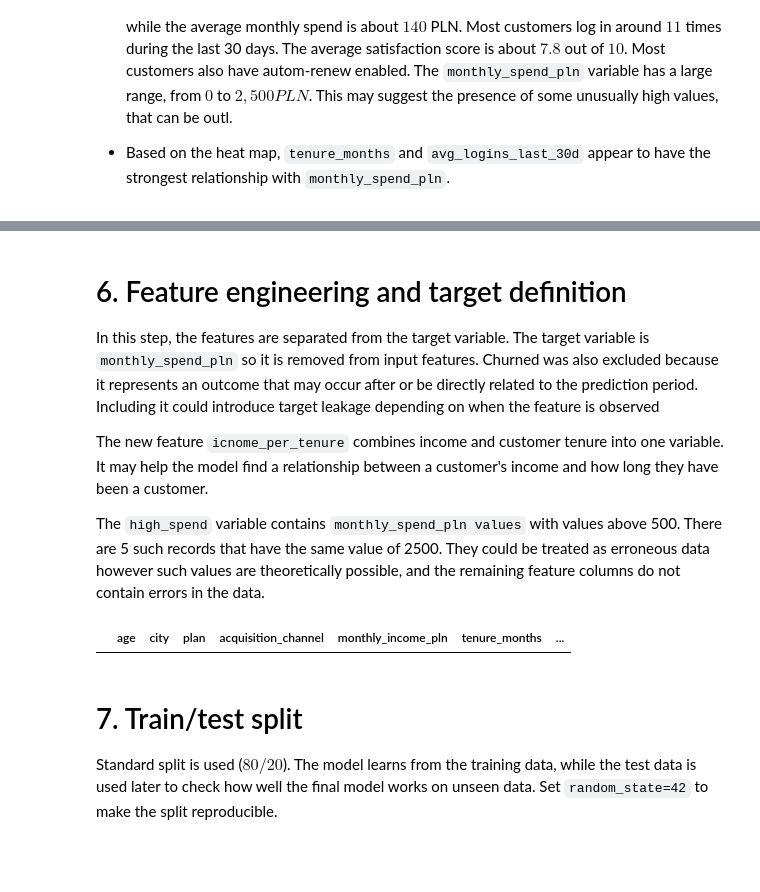
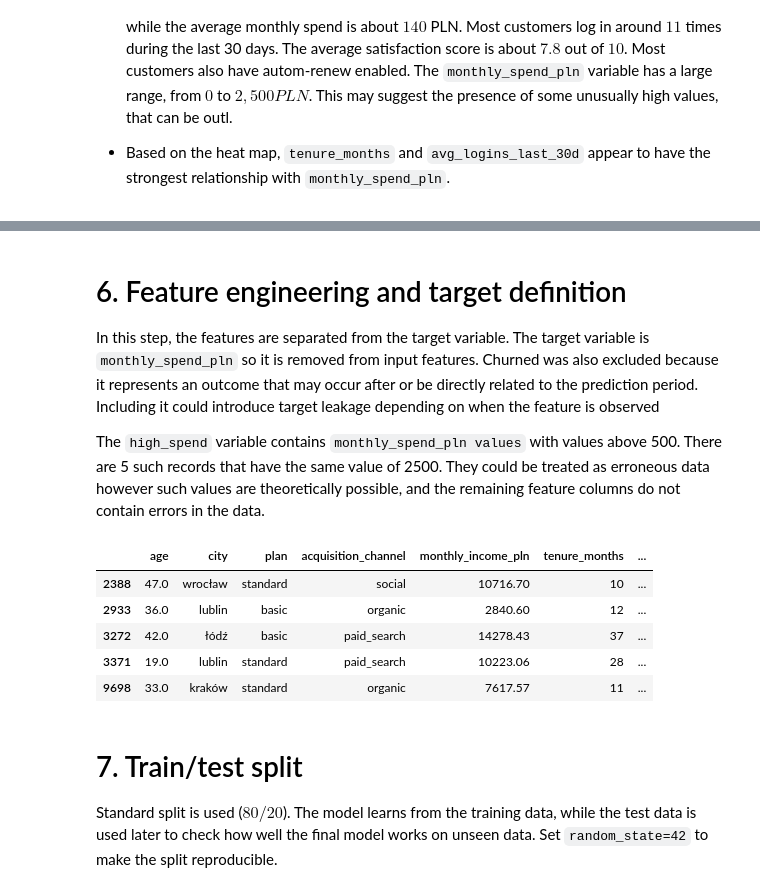
Before and after one commit to mkplwro/codex_ml_projects, a Jupyter notebook: notebooks/classification_model.ipynb, the cells around one changed output, grey strips where cells are left out. Saved outputs shown, nothing was run; the diff lists cells and outputs as text; code cells hidden in the pictures; blank space fills up the shorter version.

Commit message:
Model correction

```diff
--- a/notebooks/classification_model.ipynb
+++ b/notebooks/classification_model.ipynb
@@ -63,11 +64,6 @@ print(duplicates)
 9261     C009262   51  Katowice     Basic             organic  2022-09-27
 9662     C009663   32    Kraków   Premium             ORGANIC  2023-05-07
 1626     C009663   33      Łódź  Standard            referral  2023-11-19
-# %%
-data[data["monthly_spend_pln"] >= 500]["monthly_spend_pln"].describe()
-
-data = data[data["monthly_spend_pln"] < 2500].copy()
-data = data.dropna(subset=["monthly_spend_pln"])
 # %% [markdown]
 # 4. Data quality & cleaning
 
@@ -194,5 +186,3 @@ sns.countplot(data, x="auto_renew")
 
 In this step, the features are separated from the target variable. The target variable is `monthly_spend_pln` so it is removed from input features. Churned was also excluded because it represents an outcome that may occur after or be directly related to the prediction period. Including it could introduce target leakage depending on when the feature is observed
 
-The new feature `icnome_per_tenure` combines income and customer tenure into one variable. It may help the model find a relationship between a customer's income and how long they have been a customer.
-
@@ -200,20 +190,25 @@
 # %%
 X = data.drop(columns=[
     "monthly_spend_pln",
     "churned"
 ])
 y = data["churned"]
 
-X["income_per_tenure"] = (
-    X["monthly_income_pln"] / (X["tenure_months"] + 1)
+X["satisfaction_per_tenure"] = (
+    X["satisfaction_score"] / (X["tenure_months"] + 1)
 )
 
-X["income_per_tenure"]
+X["satisfaction_per_tenure"]
 
 high_spend = data["monthly_spend_pln"] >= 500
 data[high_spend]
 # %% [output]
 |  | age | city | plan | acquisition_channel | monthly_income_pln | tenure_months | ... |
+| 2388 | 47.0 | wrocław | standard | social | 10716.70 | 10 | ... |
+| 2933 | 36.0 | lublin | basic | organic | 2840.60 | 12 | ... |
+| 3272 | 42.0 | łódź | basic | paid_search | 14278.43 | 37 | ... |
+| 3371 | 19.0 | lublin | standard | paid_search | 10223.06 | 28 | ... |
+| 9698 | 33.0 | kraków | standard | organic | 7617.57 | 11 | ... |
 # %% [markdown]
 # 7. Train/test split
 
```
Also changed, not shown: parts of 19 cells of this notebook, 1 other file.
